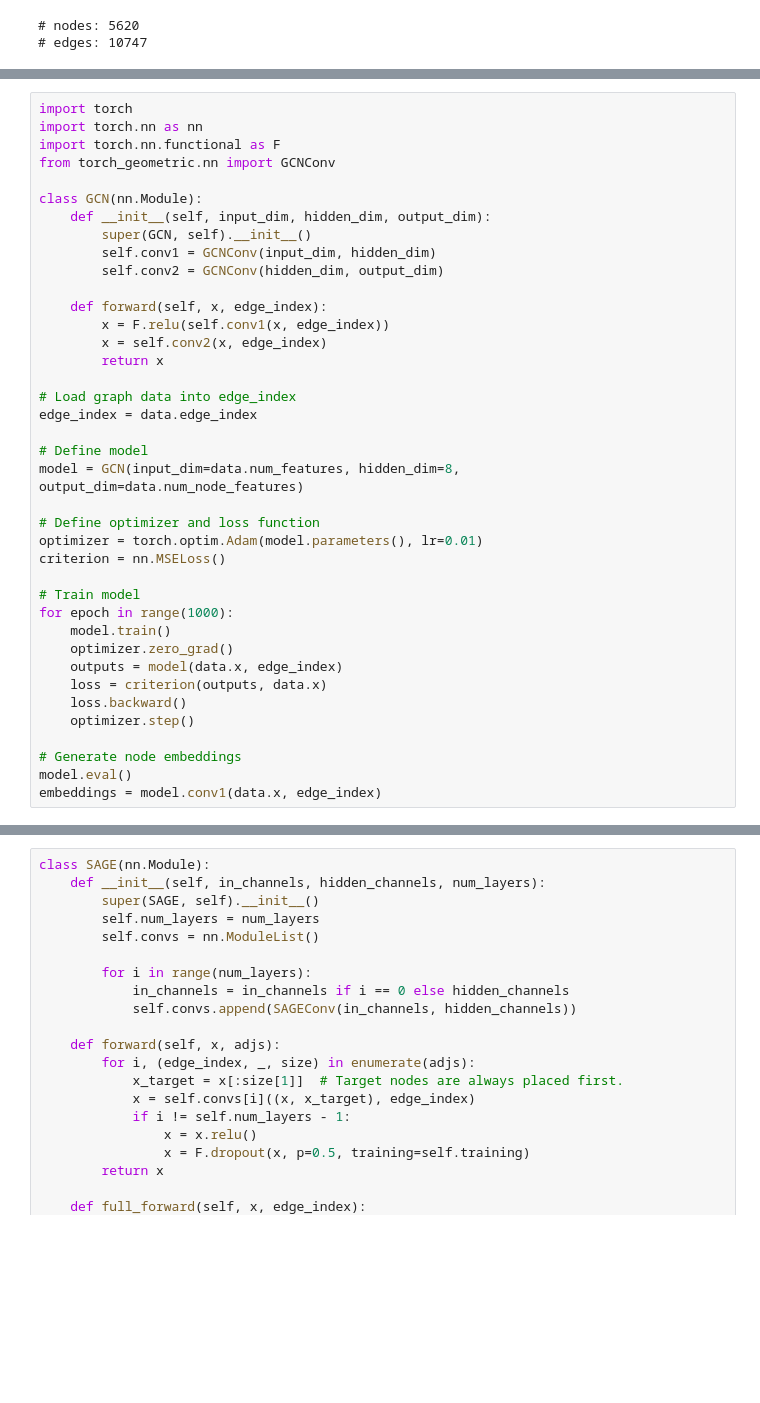
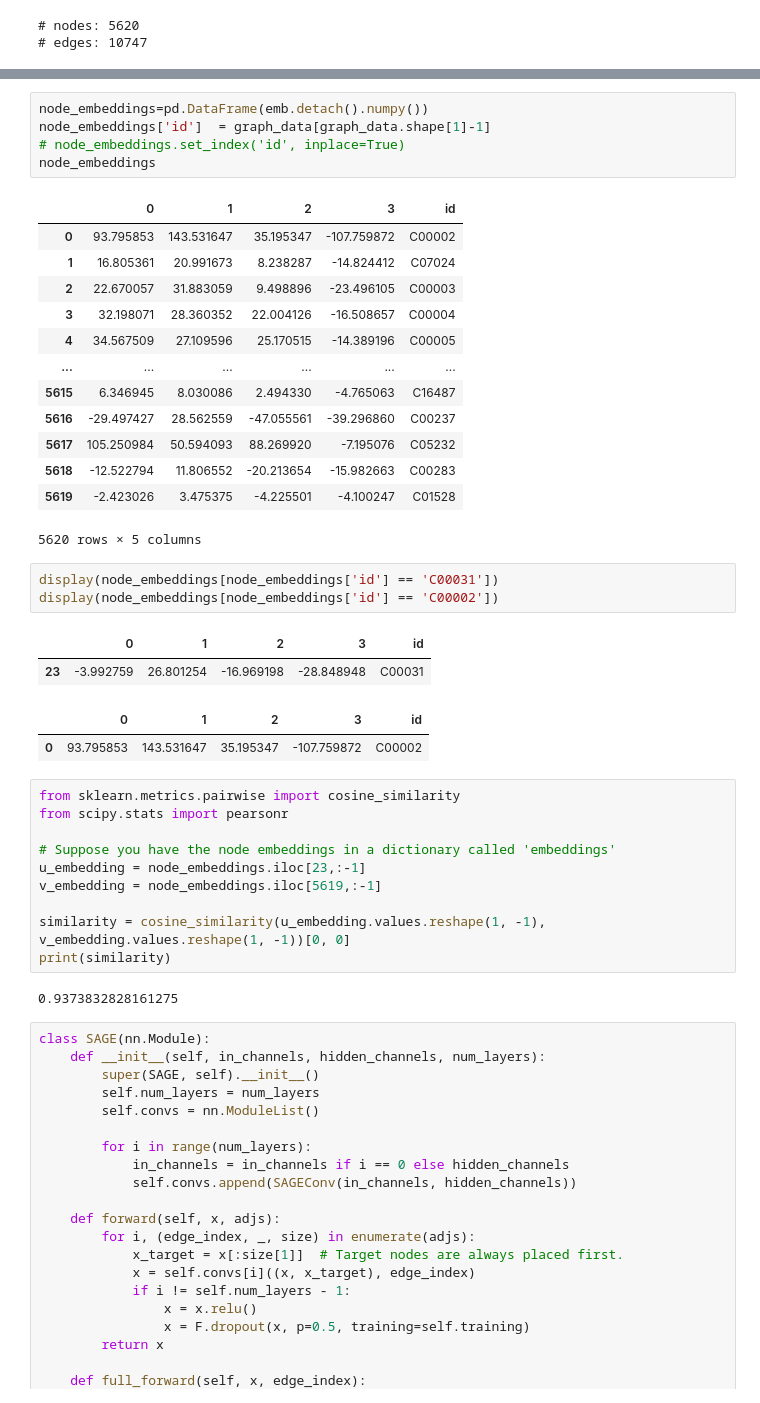
Before and after one commit to costasmexis/pathwayFinder, a Jupyter notebook: main-Copy1.ipynb, the cells around one changed output, grey strips where cells are left out. Drawn from its saved outputs; the diff is of its cells as text; blank space fills up the shorter version.

```diff
--- a/main-Copy1.ipynb
+++ b/main-Copy1.ipynb
@@ -472,39 +517,0 @@ torch.Size([5620, 24])
-# %%
-import torch
-import torch.nn as nn
-import torch.nn.functional as F
-from torch_geometric.nn import GCNConv
-
-class GCN(nn.Module):
-    def __init__(self, input_dim, hidden_dim, output_dim):
-        super(GCN, self).__init__()
-        self.conv1 = GCNConv(input_dim, hidden_dim)
-        self.conv2 = GCNConv(hidden_dim, output_dim)
-
-    def forward(self, x, edge_index):
-        x = F.relu(self.conv1(x, edge_index))
-        x = self.conv2(x, edge_index)
-        return x
-
-# Load graph data into edge_index
-edge_index = data.edge_index
-
-# Define model
-model = GCN(input_dim=data.num_features, hidden_dim=8, output_dim=data.num_node_features)
-
-# Define optimizer and loss function
-optimizer = torch.optim.Adam(model.parameters(), lr=0.01)
-criterion = nn.MSELoss()
-
-# Train model
-for epoch in range(1000):
-    model.train()
-    optimizer.zero_grad()
-    outputs = model(data.x, edge_index)
-    loss = criterion(outputs, data.x)
-    loss.backward()
-    optimizer.step()
-
-# Generate node embeddings
-model.eval()
-embeddings = model.conv1(data.x, edge_index)
@@ -601,3 +581,42 @@ torch.Size([5620, 8])
+# %%
+node_embeddings=pd.DataFrame(emb.detach().numpy())
+node_embeddings['id']  = graph_data[graph_data.shape[1]-1]
+# node_embeddings.set_index('id', inplace=True)
+node_embeddings
+# %% [output]
+|  | 0 | 1 | 2 | 3 | id |
+| 0 | 93.795853 | 143.531647 | 35.195347 | -107.759872 | C00002 |
+| 1 | 16.805361 | 20.991673 | 8.238287 | -14.824412 | C07024 |
+| 2 | 22.670057 | 31.883059 | 9.498896 | -23.496105 | C00003 |
+| 3 | 32.198071 | 28.360352 | 22.004126 | -16.508657 | C00004 |
+| 4 | 34.567509 | 27.109596 | 25.170515 | -14.389196 | C00005 |
+| ... | ... | ... | ... | ... | ... |
+| 5615 | 6.346945 | 8.030086 | 2.494330 | -4.765063 | C16487 |
+| 5616 | -29.497427 | 28.562559 | -47.055561 | -39.296860 | C00237 |
+| 5617 | 105.250984 | 50.594093 | 88.269920 | -7.195076 | C05232 |
+| 5618 | -12.522794 | 11.806552 | -20.213654 | -15.982663 | C00283 |
+| 5619 | -2.423026 | 3.475375 | -4.225501 | -4.100247 | C01528 |
+5620 rows × 5 columns
+# %%
+display(node_embeddings[node_embeddings['id'] == 'C00031'])
+display(node_embeddings[node_embeddings['id'] == 'C00002'])
+# %% [output]
+|  | 0 | 1 | 2 | 3 | id |
+| 23 | -3.992759 | 26.801254 | -16.969198 | -28.848948 | C00031 |
+|  | 0 | 1 | 2 | 3 | id |
+| 0 | 93.795853 | 143.531647 | 35.195347 | -107.759872 | C00002 |
+# %%
+from sklearn.metrics.pairwise import cosine_similarity
+from scipy.stats import pearsonr
+
+# Suppose you have the node embeddings in a dictionary called 'embeddings'
+u_embedding = node_embeddings.iloc[23,:-1]
+v_embedding = node_embeddings.iloc[5619,:-1]
+
+similarity = cosine_similarity(u_embedding.values.reshape(1, -1), v_embedding.values.reshape(1, -1))[0, 0]
+print(similarity)
+# %% [output]
+0.9373832828161275
 # %%
 class SAGE(nn.Module):
     def __init__(self, in_channels, hidden_channels, num_layers):
```
Also changed, not shown: parts of 27 cells of this notebook, 1 other file.
